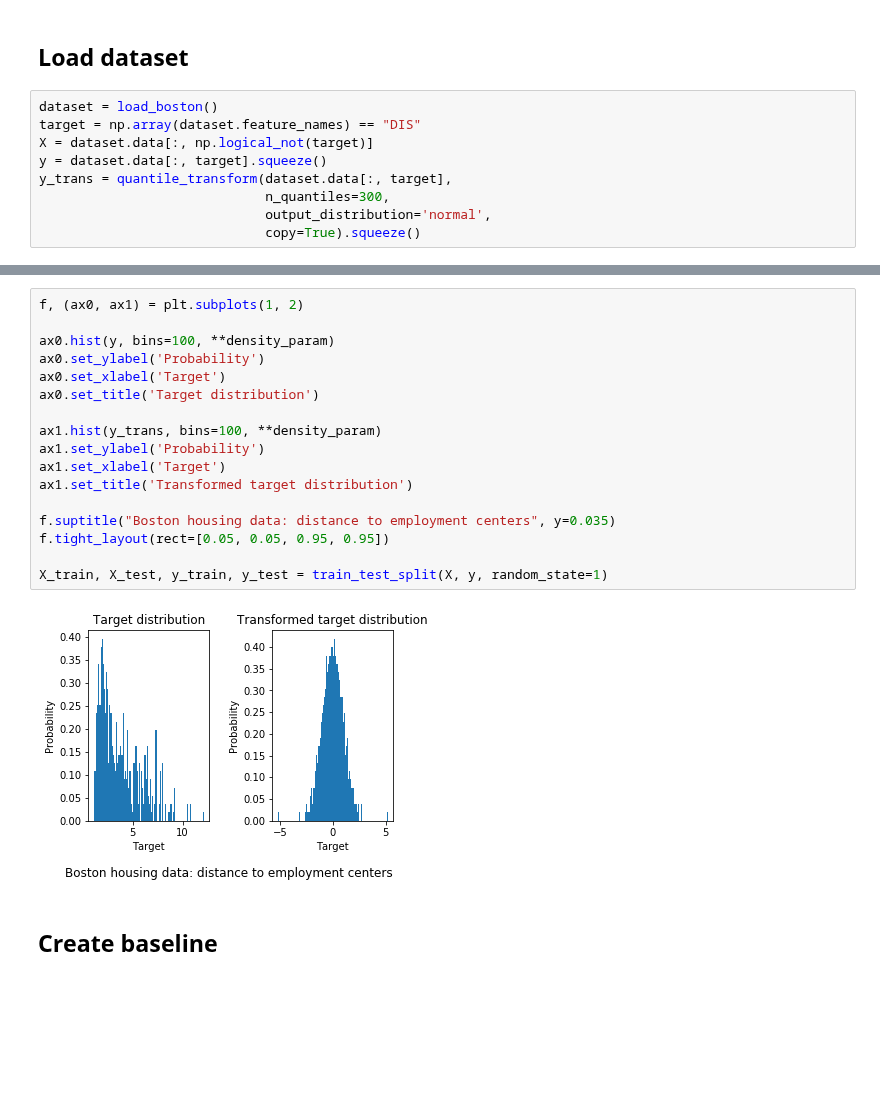
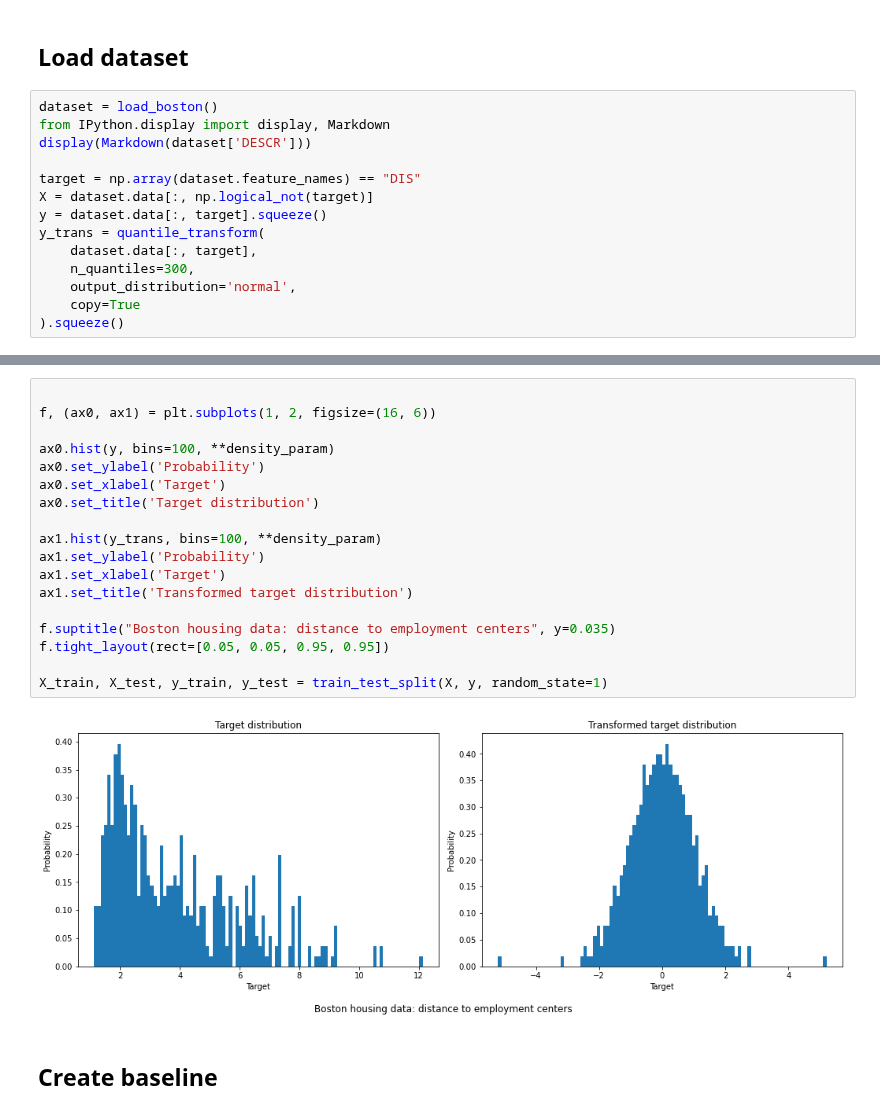
Before and after one commit to waylayio/demo-general, a Jupyter notebook: byoml/normalization-examples/scikit-normalize.ipynb, the cells around one changed output, grey strips where cells are left out. Cells and saved outputs as stored; diff of their text form; blank space fills up the shorter version.

```diff
--- a/byoml/normalization-examples/scikit-normalize.ipynb
+++ b/byoml/normalization-examples/scikit-normalize.ipynb
@@ -29,10 +29,15 @@ else:
 ## Load dataset
 # %%
 dataset = load_boston()
+from IPython.display import display, Markdown
+display(Markdown(dataset['DESCR']))
+
 target = np.array(dataset.feature_names) == "DIS"
 X = dataset.data[:, np.logical_not(target)]
 y = dataset.data[:, target].squeeze()
-y_trans = quantile_transform(dataset.data[:, target],
-                             n_quantiles=300,
-                             output_distribution='normal',
-                             copy=True).squeeze()
+y_trans = quantile_transform(
+    dataset.data[:, target],
+    n_quantiles=300,
+    output_distribution='normal',
+    copy=True
+).squeeze()
@@ -39,22 +95,23 @@ y_trans = quantile_transform(dataset.data[:, target],
 # %%
-f, (ax0, ax1) = plt.subplots(1, 2)
+
+f, (ax0, ax1) = plt.subplots(1, 2, figsize=(16, 6))
 
 ax0.hist(y, bins=100, **density_param)
 ax0.set_ylabel('Probability')
 ax0.set_xlabel('Target')
 ax0.set_title('Target distribution')
 
 ax1.hist(y_trans, bins=100, **density_param)
 ax1.set_ylabel('Probability')
 ax1.set_xlabel('Target')
 ax1.set_title('Transformed target distribution')
 
 f.suptitle("Boston housing data: distance to employment centers", y=0.035)
 f.tight_layout(rect=[0.05, 0.05, 0.95, 0.95])
 
 X_train, X_test, y_train, y_test = train_test_split(X, y, random_state=1)
 # %% [output]
-[figure, old version]
+[figure, new version]
 # %% [markdown]
 ## Create baseline
 # %%
```
Also changed, not shown: parts of 15 cells of this notebook, 35 other files.
